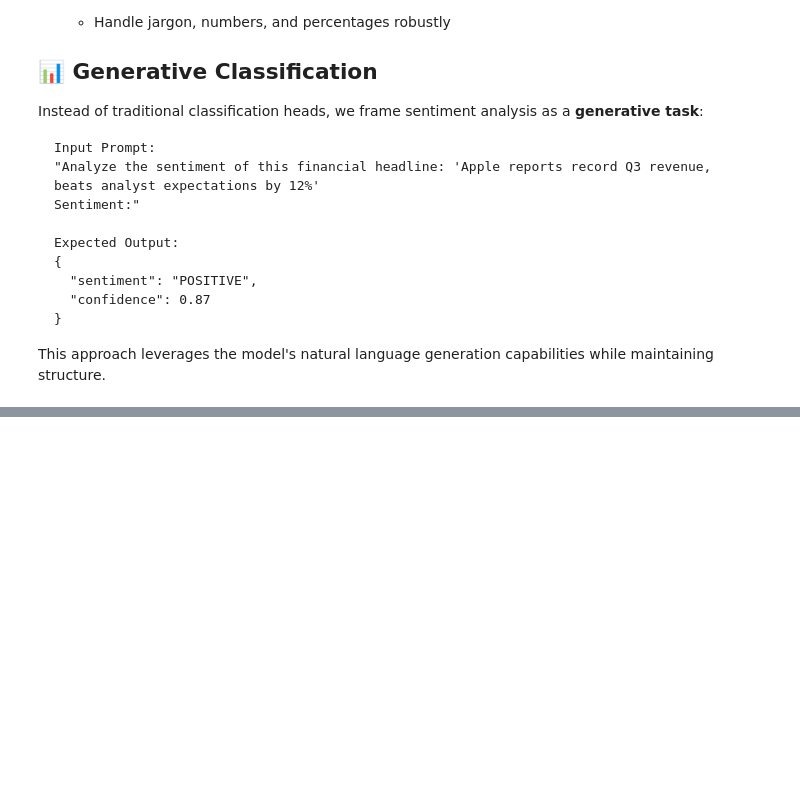
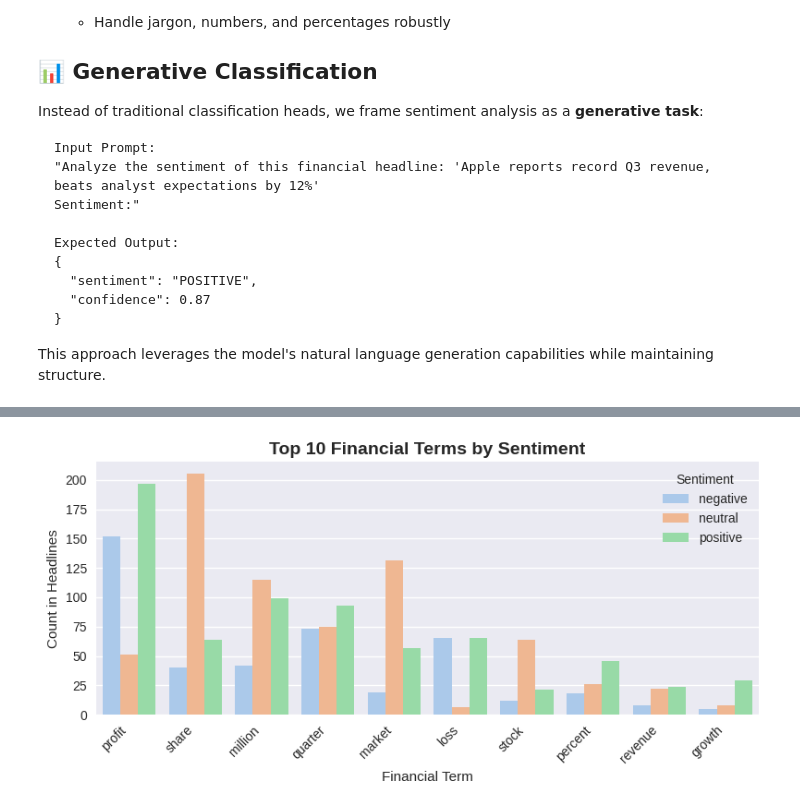
Before and after one commit to amanzoni1/Fine_Tuning, a Jupyter notebook: SFT_Gemma_7B_Instruct.ipynb, the cells around one changed output, grey strips where cells are left out. Drawn from its saved outputs; the diff is of its cells as text; code cells hidden in the pictures; blank space fills up the shorter version.

```diff
--- a/SFT_Gemma_7B_Instruct.ipynb
+++ b/SFT_Gemma_7B_Instruct.ipynb
@@ -659,0 +286,41 @@ Make sure to have access to it at https://huggingface.co/google/gemma-7b-it.
+# %%
+# 1) Define your terms and prepare a list of (term, sentiment, count)
+financial_terms = [
+    'revenue', 'profit', 'loss', 'earnings', 'growth', 'decline',
+    'stock', 'share', 'dividend', 'quarter', 'market',
+    'analyst', 'forecast', 'billion', 'million', 'percent',
+    'beat', 'miss', 'guidance', 'outlook', 'performance', 'results'
+]
+
+records = []
+label_names = dataset.features["label"].names
+
+for label_id, label_name in enumerate(label_names):
+    # extract all sentences for this sentiment
+    sub = df[df["label"] == label_id]["sentence"].str.lower()
+    # count each term
+    term_counts = {term: sub.str.contains(term, regex=False).sum() for term in financial_terms}
+    for term, cnt in term_counts.items():
+        records.append({"term": term, "sentiment": label_name, "count": cnt})
+
+# 2) Build a DataFrame and pick top N terms overall
+term_df = pd.DataFrame(records)
+overall = term_df.groupby("term").sum().sort_values("count", ascending=False).head(10).index.tolist()
+plot_df = term_df[term_df["term"].isin(overall)]
+
+# 3) Plot grouped bar chart
+plt.figure(figsize=(8, 4))
+sns.barplot(
+    data=plot_df,
+    x="term", y="count", hue="sentiment",
+    order=overall
+)
+plt.title("Top 10 Financial Terms by Sentiment", fontsize=14, fontweight='bold')
+plt.xlabel("Financial Term")
+plt.ylabel("Count in Headlines")
+plt.xticks(rotation=45, ha='right')
+plt.legend(title="Sentiment")
+plt.tight_layout()
+plt.show()
+# %% [output]
+[figure, added]
```
Also changed, not shown: parts of 37 cells of this notebook.
